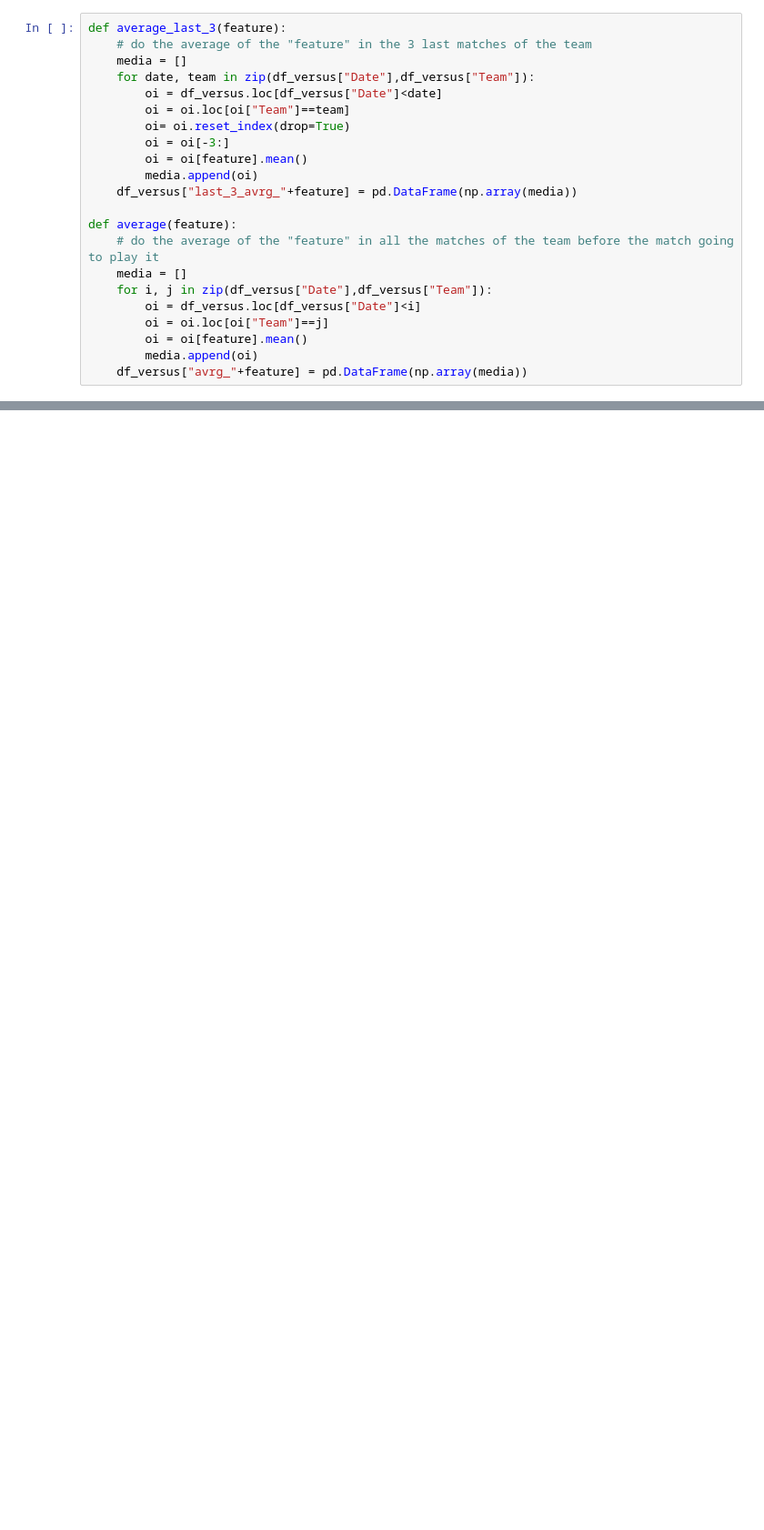
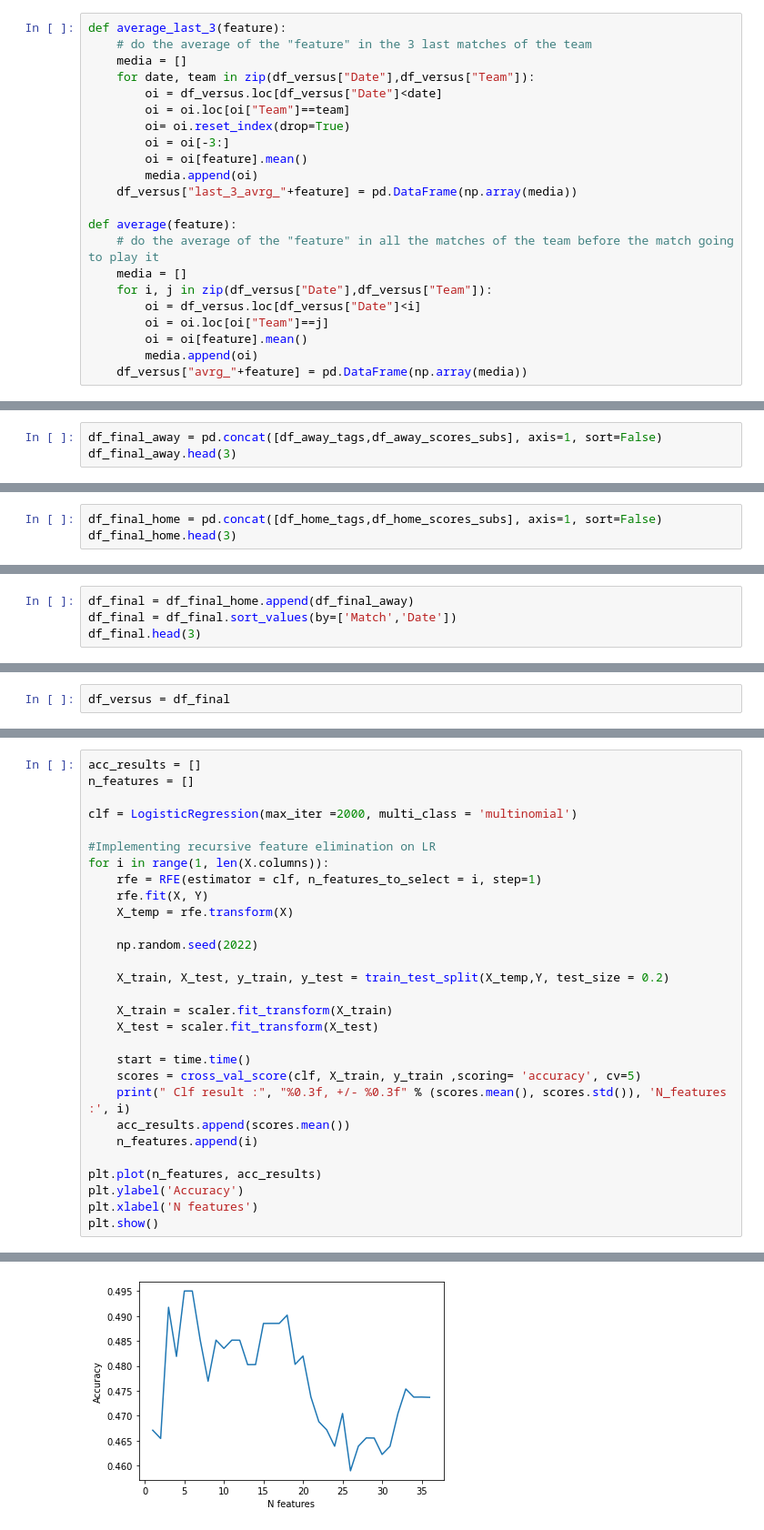
Before and after one commit to NourJamoussi/LaLigaPrediction, a Jupyter notebook: Malis_Project_V1.ipynb, the cells around one changed output, grey strips where cells are left out. Shown: that part at 91% size. Cells and saved outputs as stored; diff of their text form; blank space fills up the shorter version.

Commit message:
final results with Logistic Regression + Random Forest

```diff
--- a/Malis_Project_V1.ipynb
+++ b/Malis_Project_V1.ipynb
@@ -978,0 +612,3 @@ Random Forest :  0.443078947368421
+# %%
+df_final_away = pd.concat([df_away_tags,df_away_scores_subs], axis=1, sort=False)
+df_final_away.head(3)
@@ -978,0 +621,3 @@ Random Forest :  0.443078947368421
+# %%
+df_final_home = pd.concat([df_home_tags,df_home_scores_subs], axis=1, sort=False)
+df_final_home.head(3)
@@ -978,0 +630,4 @@ Random Forest :  0.443078947368421
+# %%
+df_final = df_final_home.append(df_final_away)
+df_final = df_final.sort_values(by=['Match','Date'])
+df_final.head(3)
@@ -978,0 +640,2 @@ Random Forest :  0.443078947368421
+# %%
+df_versus = df_final
@@ -978,0 +735,30 @@ Random Forest :  0.443078947368421
+# %%
+acc_results = []
+n_features = []
+
+clf = LogisticRegression(max_iter =2000, multi_class = 'multinomial')
+
+#Implementing recursive feature elimination on LR
+for i in range(1, len(X.columns)):
+    rfe = RFE(estimator = clf, n_features_to_select = i, step=1)
+    rfe.fit(X, Y)
+    X_temp = rfe.transform(X)
+
+    np.random.seed(2022)
+
+    X_train, X_test, y_train, y_test = train_test_split(X_temp,Y, test_size = 0.2)
+
+    X_train = scaler.fit_transform(X_train)
+    X_test = scaler.fit_transform(X_test)
+
+    start = time.time()
+    scores = cross_val_score(clf, X_train, y_train ,scoring= 'accuracy', cv=5)
+    print(" Clf result :", "%0.3f, +/- %0.3f" % (scores.mean(), scores.std()), 'N_features :', i)
+    acc_results.append(scores.mean())
+    n_features.append(i)
+
+plt.plot(n_features, acc_results)
+plt.ylabel('Accuracy')
+plt.xlabel('N features')
+plt.show()
+# %% [output]
@@ -978,0 +782 @@ Random Forest :  0.443078947368421
+[figure, added]
```
Also changed, not shown: parts of 47 cells of this notebook, 1 other file.
